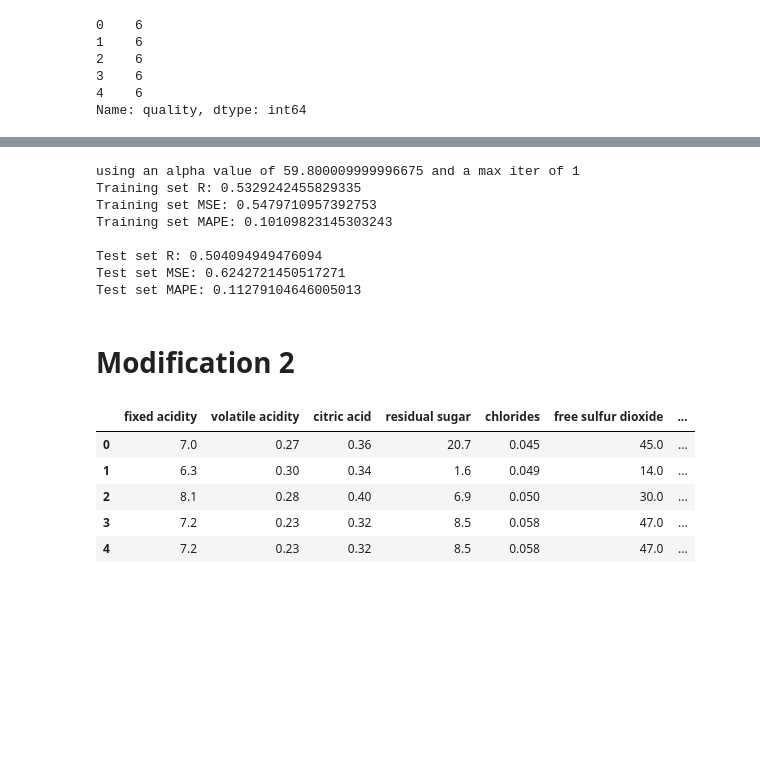
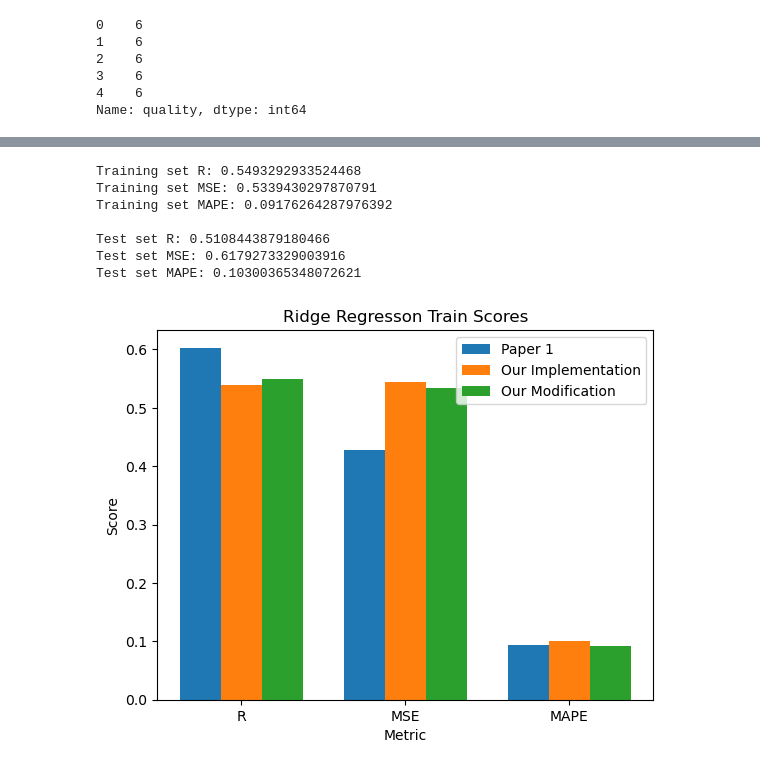
Before and after one commit to tyleryip/ENSF544_Project2, a Jupyter notebook: paper1-RidgeRegression.ipynb, the cells around one changed output, grey strips where cells are left out. Saved outputs shown, nothing was run; the diff lists cells and outputs as text; code cells hidden in the pictures; blank space fills up the shorter version.

Commit message:
finalized modifications

```diff
--- a/paper1-RidgeRegression.ipynb
+++ b/paper1-RidgeRegression.ipynb
@@ -293,5 +241,9 @@ lowest MSE was found to be 0.6242721450517271 using an iter value of 1
 # %%
-ridge = Ridge(alpha=lowestalpha, max_iter=lowestiter)
+positive = False
+if bestsolver == 'lbfgs':
+    positive = True
+
+ridge = Ridge(alpha=bestalpha, solver=bestsolver, positive=positive)
 ridge.fit(x_train, y_train)
 
 predictionTrain = ridge.predict(x_train)
@@ -305,7 +257,6 @@ testMSE = mean_squared_error(y_test, predictionTest)
 testMAPE = mean_absolute_percentage_error(y_test, predictionTest)
 testR = math.sqrt(r2_score(y_test, predictionTest))
 
-print("using an alpha value of {0} and a max iter of {1}".format(lowestalpha, lowestiter))
 print("Training set R: {0}".format(trainR))
 print("Training set MSE: {0}".format(trainMSE))
 print("Training set MAPE: {0}".format(trainMAPE))
@@ -314,24 +265,38 @@ print("Test set R: {0}".format(testR))
 print("Test set MSE: {0}".format(testMSE))
 print("Test set MAPE: {0}".format(testMAPE))
 # %% [output]
-using an alpha value of 59.800009999996675 and a max iter of 1
-Training set R: 0.5329242455829335
-Training set MSE: 0.5479710957392753
-Training set MAPE: 0.10109823145303243
+Training set R: 0.5493292933524468
+Training set MSE: 0.5339430297870791
+Training set MAPE: 0.09176264287976392
 
-Test set R: 0.504094949476094
-Test set MSE: 0.6242721450517271
-Test set MAPE: 0.11279104646005013
+Test set R: 0.5108443879180466
+Test set MSE: 0.6179273329003916
+Test set MAPE: 0.10300365348072621
-# %% [markdown]
-# Modification 2
-# %%
-source_file = 'winequality-white.csv'
-data = pd.read_csv(source_file, sep=';')
-data.head()
-# %% [output]
-|  | fixed acidity | volatile acidity | citric acid | residual sugar | chlorides | free sulfur dioxide | ... |
-| 0 | 7.0 | 0.27 | 0.36 | 20.7 | 0.045 | 45.0 | ... |
-| 1 | 6.3 | 0.30 | 0.34 | 1.6 | 0.049 | 14.0 | ... |
-| 2 | 8.1 | 0.28 | 0.40 | 6.9 | 0.050 | 30.0 | ... |
-| 3 | 7.2 | 0.23 | 0.32 | 8.5 | 0.058 | 47.0 | ... |
-| 4 | 7.2 | 0.23 | 0.32 | 8.5 | 0.058 | 47.0 | ... |
+# %%
+# lets graph the results of each of the different solvers
+import numpy as np
+
+metric_labels = ["R", "MSE", "MAPE"]
+source_labels = ["Paper 1", "Our Implementation", "Our Modification"]
+train_scores = np.array([[0.6029, 0.4281, 0.0934],[0.5384447223073908
+, 0.5434445670236645, 0.10042102212604749],[0.5493292933524468, 0.5339430297870791, 0.09176264287976392]])
+
+x = np.arange(len(metric_labels))
+width = 0.25
+
+fig, ax = plt.subplots()
+rects1 = ax.bar(x - width, train_scores[0], width, label=source_labels[0])
+rects2 = ax.bar(x, train_scores[1], width, label=source_labels[1])
+rects3 = ax.bar(x + width, train_scores[2], width, label=source_labels[2])
+
+ax.set_title('Ridge Regresson Train Scores')
+ax.set_ylabel('Score')
+ax.set_xlabel('Metric')
+ax.legend()
+
+ax.set_xticks(x)
+ax.set_xticklabels(metric_labels, rotation=0)
+
+plt.show()
+# %% [output]
+[figure, added]
```
Also changed, not shown: parts of 10 cells of this notebook.
